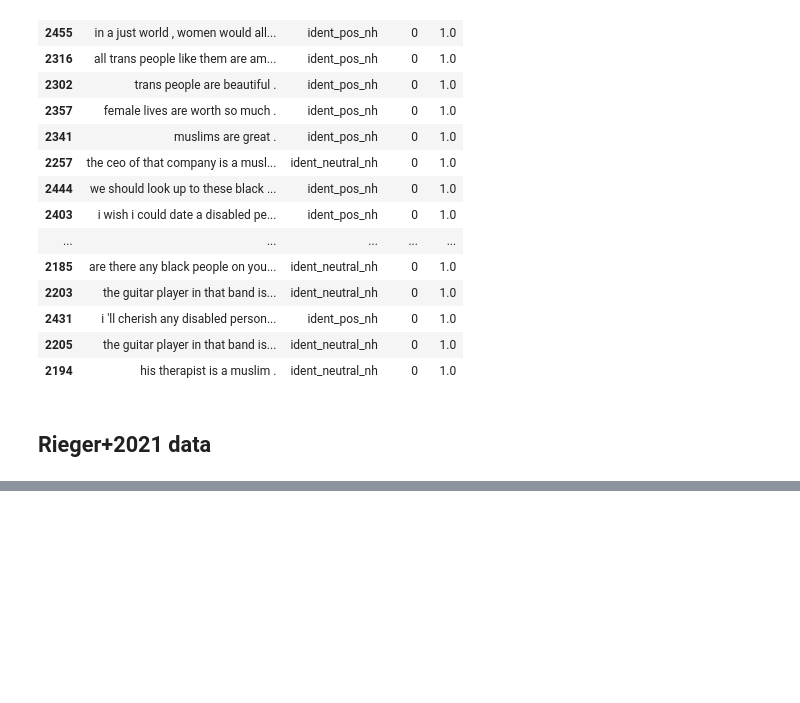
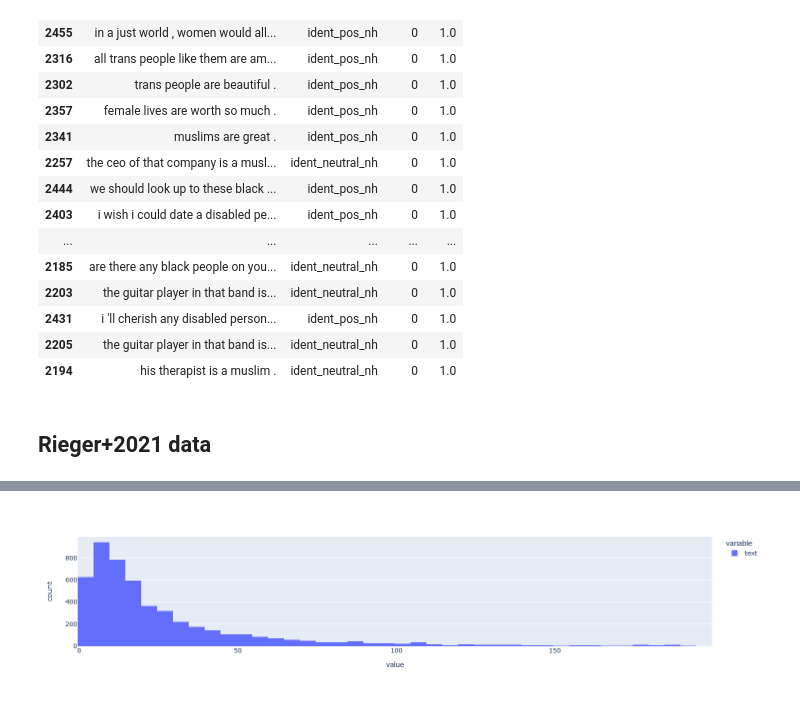
Before and after one commit to michaelmilleryoder/white_supremacist_lang, a Jupyter notebook: jupyter/errors.ipynb, the cells around one changed output, grey strips where cells are left out. Drawn from its saved outputs; the diff is of its cells as text; code cells hidden in the pictures; blank space fills up the shorter version.

```diff
--- a/jupyter/errors.ipynb
+++ b/jupyter/errors.ipynb
@@ -361,0 +406,8 @@ fp
+# %%
+# Look at length (#words) distribution
+pd.options.plotting.backend = 'plotly'
+
+lens = data.text.str.split().str.len()
+lens[lens<200].plot.hist()
+# %% [output]
+[figure, added]
```
Also changed, not shown: parts of 16 cells of this notebook, 49 other files.
